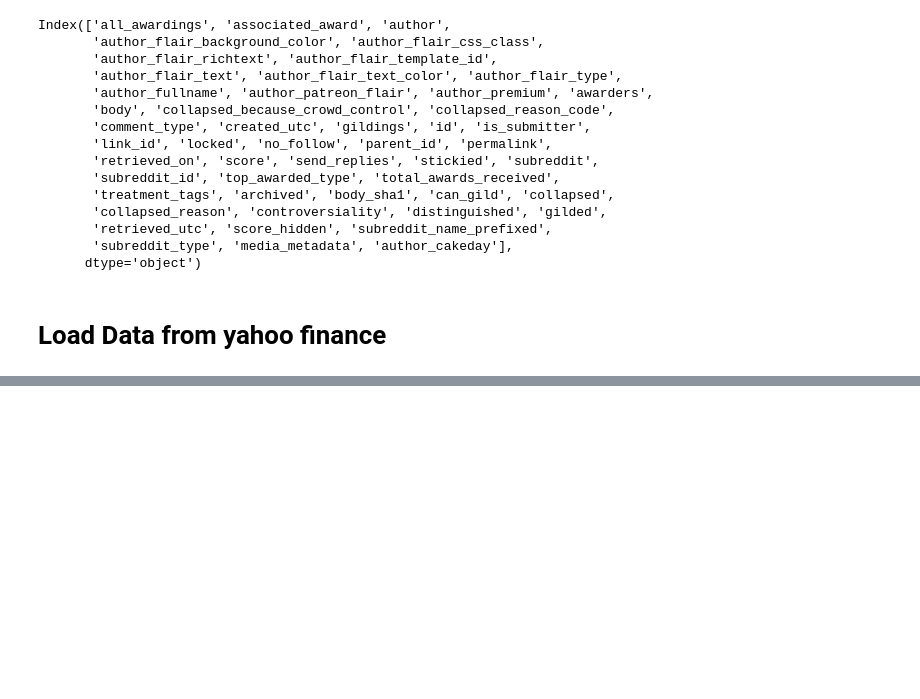
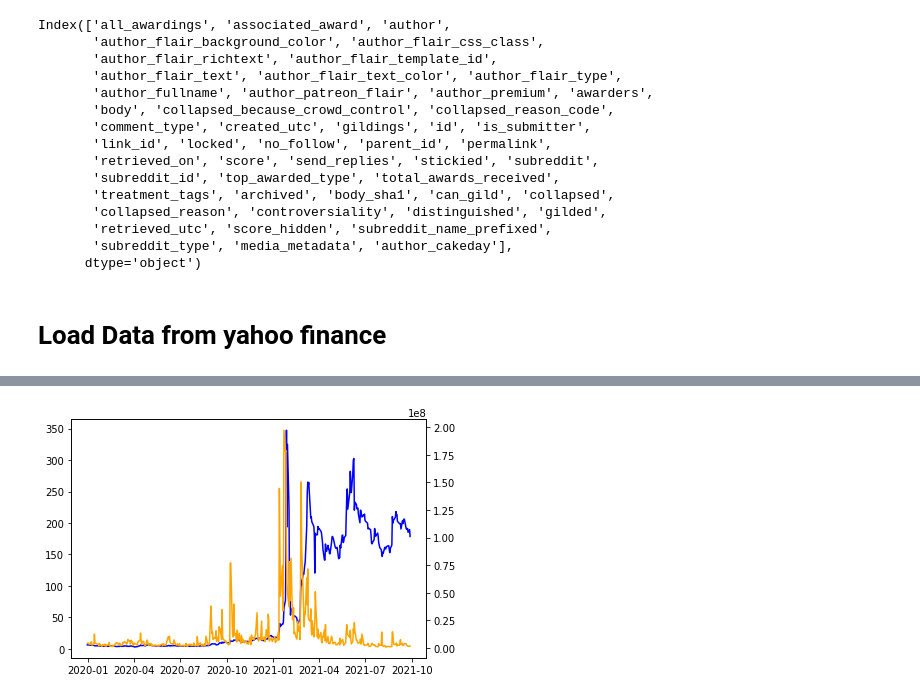
Before and after one commit to StefanWinterToo/Master-Thesis, a Jupyter notebook: App/Testing.ipynb, the cells around one changed output, grey strips where cells are left out. Cells and saved outputs as stored; diff of their text form; code cells hidden in the pictures; blank space fills up the shorter version.

```diff
--- a/App/Testing.ipynb
+++ b/App/Testing.ipynb
@@ -295,0 +296,2 @@ import yfinance
+# %%
+gme = yf.download("GME", start = "2020-01-01", end = "2021-09-29")
@@ -295,0 +322,11 @@ import yfinance
+# %%
+fig, ax1 = plt.subplots()
+
+ax1.plot(gme["Adj Close"], color = "blue")
+ax2 = ax1.twinx()
+ax2.plot(gme["Volume"], color = "orange")
+
+fig.tight_layout()
+plt.show()
+# %% [output]
+[figure, added]
```
Also changed, not shown: parts of 4 cells of this notebook, 1 other file.
